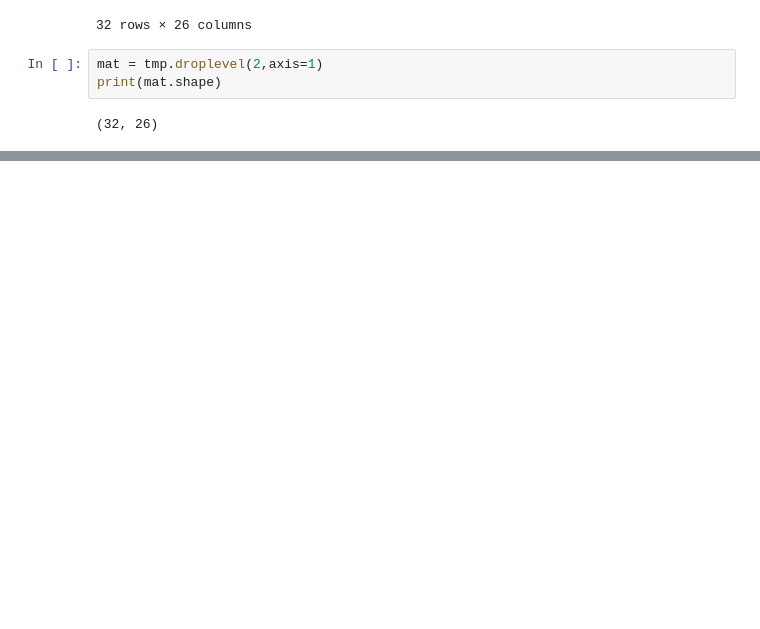
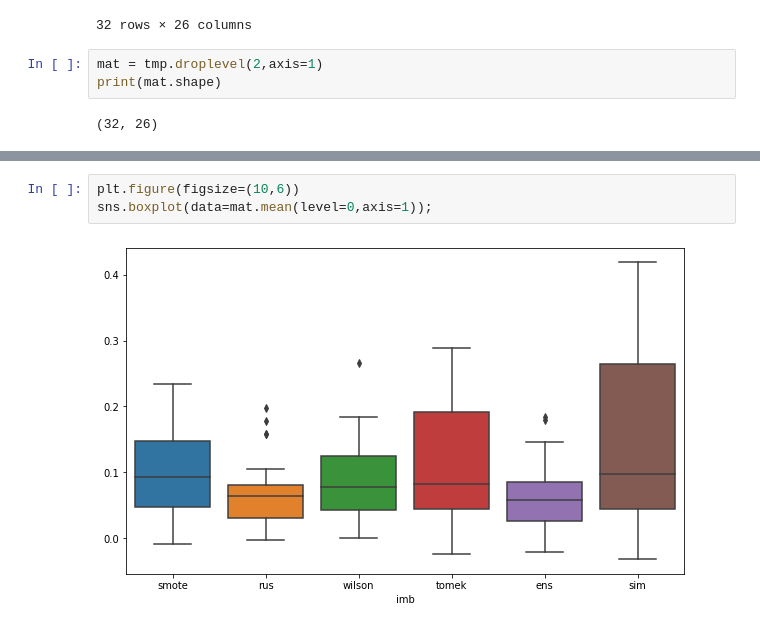
Before and after one commit to Shihab-Shahriar/analytics, a Jupyter notebook: Imb X Classifier - Analysis.ipynb, the cells around one changed output, grey strips where cells are left out. Drawn from its saved outputs; the diff is of its cells as text; blank space fills up the shorter version.

```diff
--- a/Imb X Classifier - Analysis.ipynb
+++ b/Imb X Classifier - Analysis.ipynb
@@ -112,0 +128,5 @@ res.mean(level=1,axis=1).mean()
+# %%
+plt.figure(figsize=(10,6))
+sns.boxplot(data=mat.mean(level=0,axis=1));
+# %% [output]
+[figure, added]
```
Also changed, not shown: parts of 11 cells of this notebook, 5 other files.
